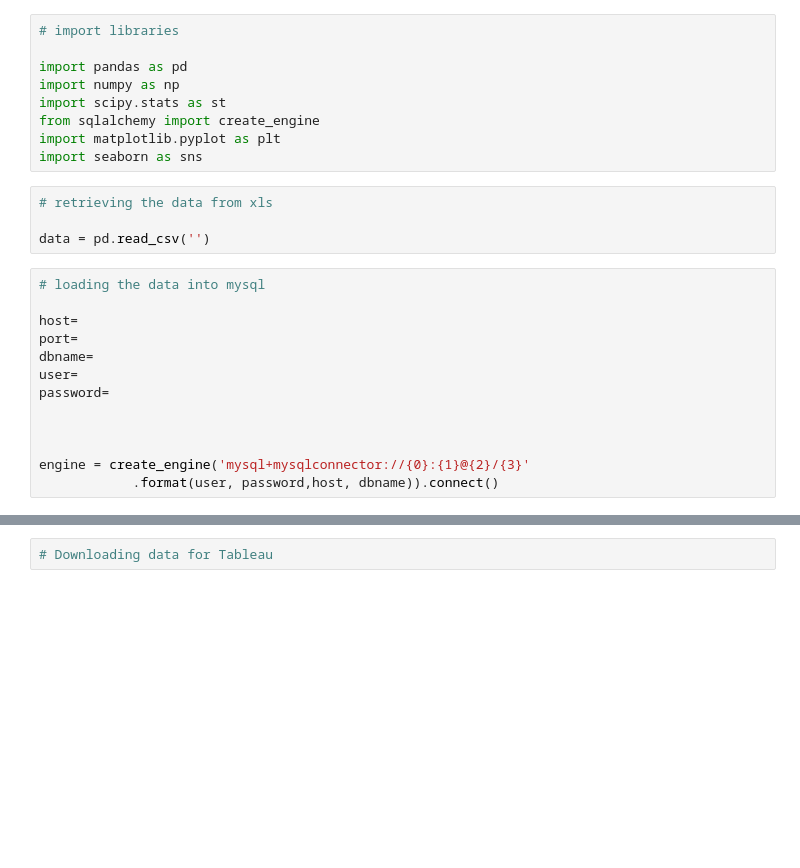
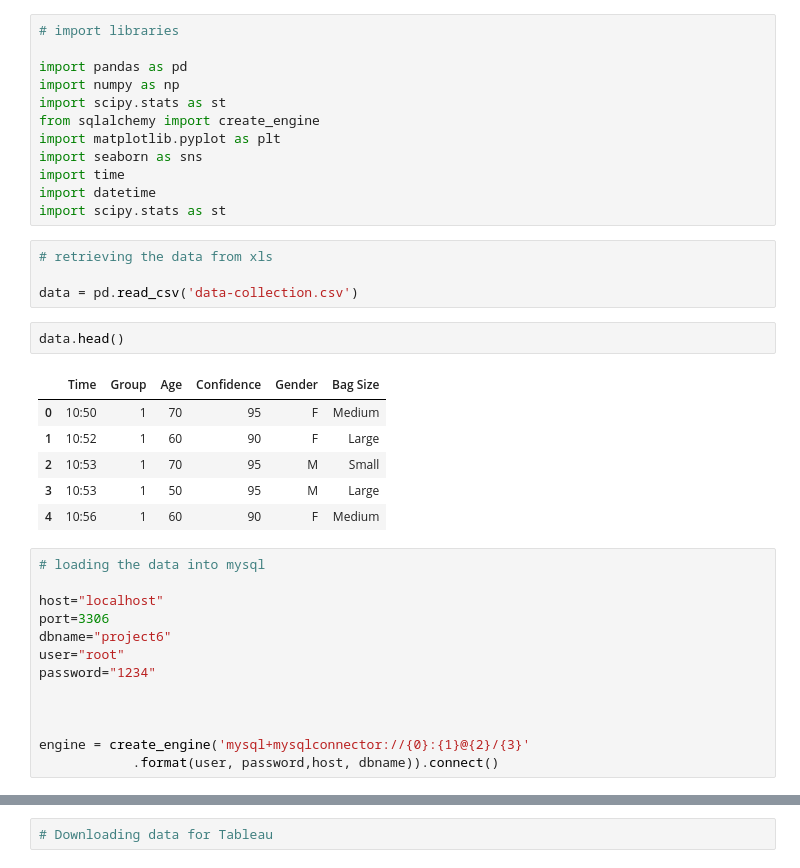
Before and after one commit to FelipeAvila2/Python-SQL-Tableau-Data-Analytics-Project, a Jupyter notebook: coding.ipynb, the cells around one changed output, grey strips where cells are left out. Saved outputs shown, nothing was run; the diff lists cells and outputs as text; blank space fills up the shorter version.

```diff
--- a/coding.ipynb
+++ b/coding.ipynb
@@ -7,18 +7,30 @@ import scipy.stats as st
 from sqlalchemy import create_engine
 import matplotlib.pyplot as plt
 import seaborn as sns
+import time
+import datetime
+import scipy.stats as st
 # %%
 # retrieving the data from xls
 
-data = pd.read_csv('')
+data = pd.read_csv('data-collection.csv')
+# %%
+data.head()
+# %% [output]
+|  | Time | Group | Age | Confidence | Gender | Bag Size |
+| 0 | 10:50 | 1 | 70 | 95 | F | Medium |
+| 1 | 10:52 | 1 | 60 | 90 | F | Large |
+| 2 | 10:53 | 1 | 70 | 95 | M | Small |
+| 3 | 10:53 | 1 | 50 | 95 | M | Large |
+| 4 | 10:56 | 1 | 60 | 90 | F | Medium |
 # %%
 # loading the data into mysql
 
-host=
-port=
-dbname=
-user=
-password=
+host="localhost"
+port=3306
+dbname="project6"
+user="root"
+password="1234"
 
 
 
```
Also changed, not shown: parts of 31 cells of this notebook, 1 other file.
